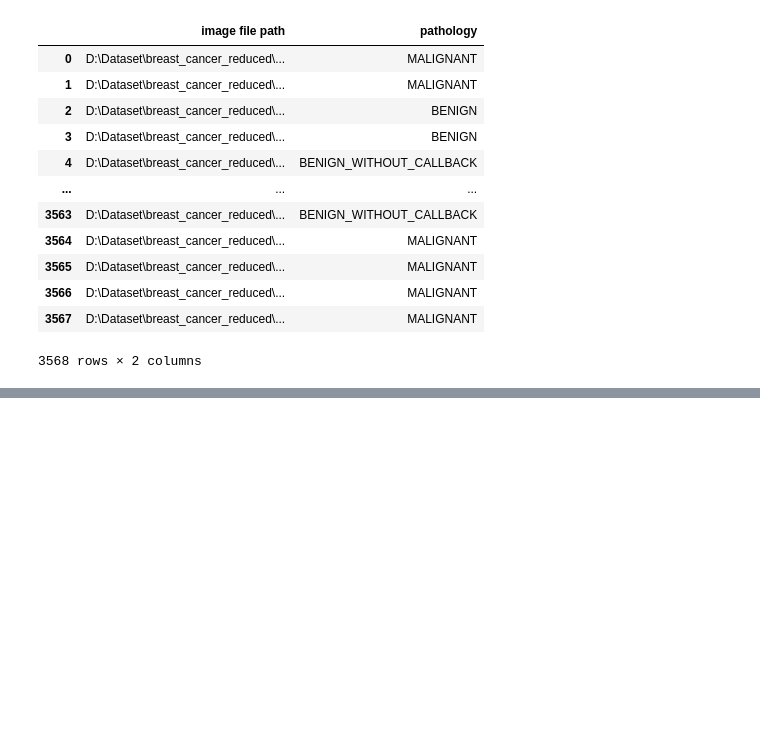
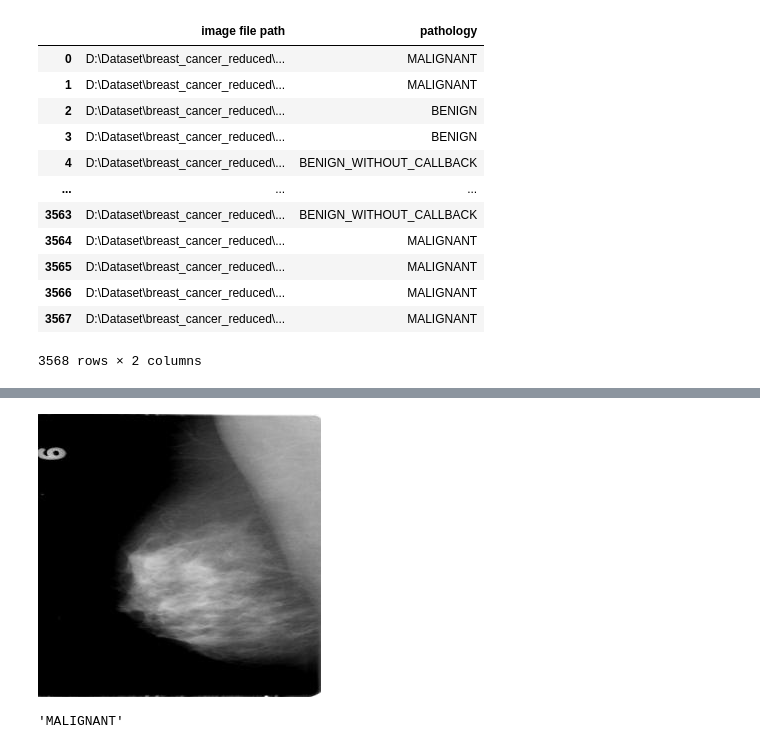
Before and after one commit to javidh0/TransformerArchitecture-for-medical-ImageClassification, a Jupyter notebook: Procedure/dataset_reduction.ipynb, the cells around one changed output, grey strips where cells are left out. Drawn from its saved outputs; the diff is of its cells as text; code cells hidden in the pictures; blank space fills up the shorter version.

```diff
--- a/Procedure/dataset_reduction.ipynb
+++ b/Procedure/dataset_reduction.ipynb
@@ -100,0 +104,3 @@ df_data.to_csv('dataset_df.csv', index = False)
+# %%
+df = pd.read_csv('dataset_df.csv')
+df
@@ -100,0 +121,8 @@ df_data.to_csv('dataset_df.csv', index = False)
+# %%
+Image.open(df['image file path'][1])
+# %% [output]
+[figure, added]
+# %%
+df['pathology'][1]
+# %% [output]
+'MALIGNANT'
```
Also changed, not shown: parts of 2 cells of this notebook, 1 other file.
